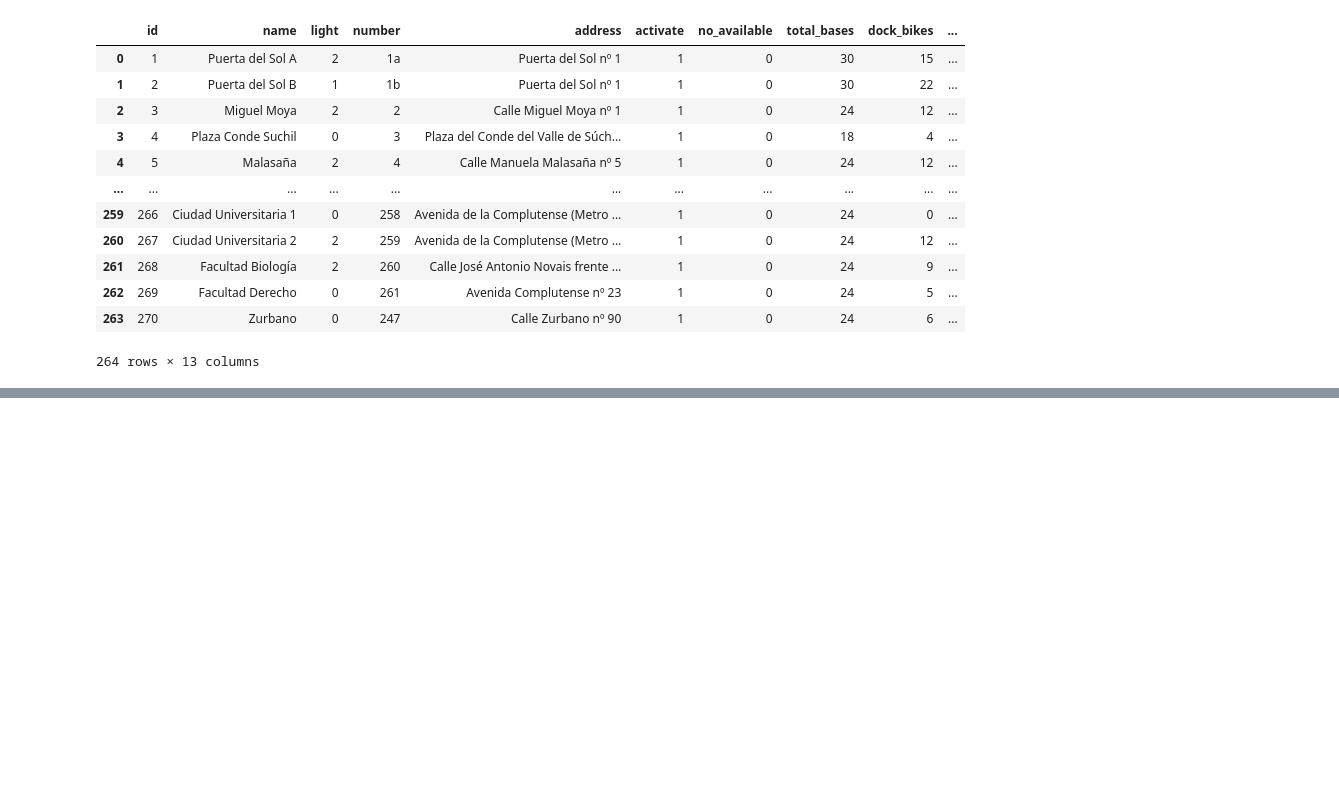
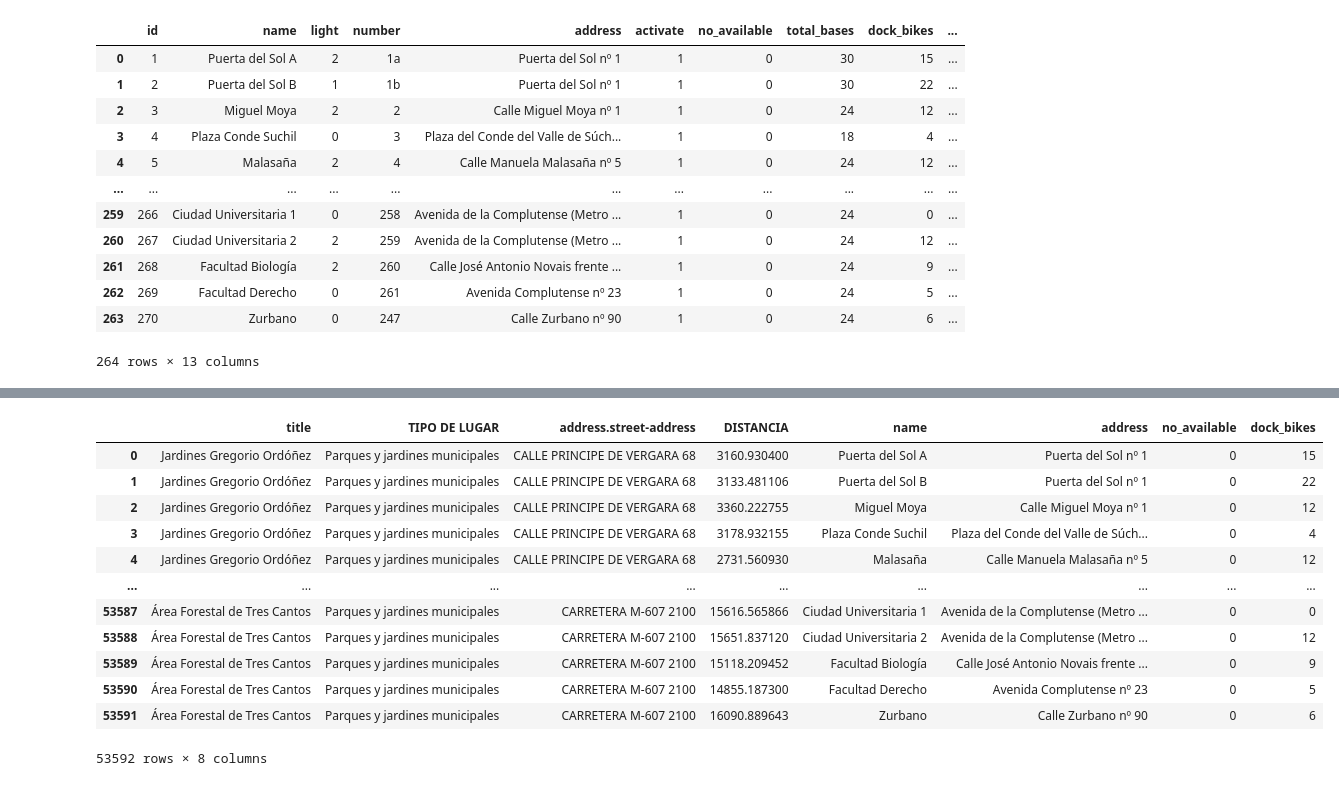
Before and after one commit to silviag-g/ih_datamadpt1121_project_m1, a Jupyter notebook: Acquisition.ipynb, the cells around one changed output, grey strips where cells are left out. Cells and saved outputs as stored; diff of their text form; code cells hidden in the pictures; blank space fills up the shorter version.

```diff
--- a/Acquisition.ipynb
+++ b/Acquisition.ipynb
@@ -68,0 +310,17 @@ parques_jardines
+# %%
+df_output_table = pd.DataFrame(df_distancias[['title', 'TIPO DE LUGAR', 'address.street-address', 'DISTANCIA', 'name', 'address', 'no_available', 'dock_bikes']])
+df_output_table
+# %% [output]
+|  | title | TIPO DE LUGAR | address.street-address | DISTANCIA | name | address | no_available | dock_bikes |
+| 0 | Jardines Gregorio Ordóñez | Parques y jardines municipales | CALLE PRINCIPE DE VERGARA 68 | 3160.930400 | Puerta del Sol A | Puerta del Sol nº 1 | 0 | 15 |
+| 1 | Jardines Gregorio Ordóñez | Parques y jardines municipales | CALLE PRINCIPE DE VERGARA 68 | 3133.481106 | Puerta del Sol B | Puerta del Sol nº 1 | 0 | 22 |
+| 2 | Jardines Gregorio Ordóñez | Parques y jardines municipales | CALLE PRINCIPE DE VERGARA 68 | 3360.222755 | Miguel Moya | Calle Miguel Moya nº 1 | 0 | 12 |
+| 3 | Jardines Gregorio Ordóñez | Parques y jardines municipales | CALLE PRINCIPE DE VERGARA 68 | 3178.932155 | Plaza Conde Suchil | Plaza del Conde del Valle de Súch... | 0 | 4 |
+| 4 | Jardines Gregorio Ordóñez | Parques y jardines municipales | CALLE PRINCIPE DE VERGARA 68 | 2731.560930 | Malasaña | Calle Manuela Malasaña nº 5 | 0 | 12 |
+| ... | ... | ... | ... | ... | ... | ... | ... | ... |
+| 53587 | Área Forestal de Tres Cantos | Parques y jardines municipales | CARRETERA M-607 2100 | 15616.565866 | Ciudad Universitaria 1 | Avenida de la Complutense (Metro ... | 0 | 0 |
+| 53588 | Área Forestal de Tres Cantos | Parques y jardines municipales | CARRETERA M-607 2100 | 15651.837120 | Ciudad Universitaria 2 | Avenida de la Complutense (Metro ... | 0 | 12 |
+| 53589 | Área Forestal de Tres Cantos | Parques y jardines municipales | CARRETERA M-607 2100 | 15118.209452 | Facultad Biología | Calle José Antonio Novais frente ... | 0 | 9 |
+| 53590 | Área Forestal de Tres Cantos | Parques y jardines municipales | CARRETERA M-607 2100 | 14855.187300 | Facultad Derecho | Avenida Complutense nº 23 | 0 | 5 |
+| 53591 | Área Forestal de Tres Cantos | Parques y jardines municipales | CARRETERA M-607 2100 | 16090.889643 | Zurbano | Calle Zurbano nº 90 | 0 | 6 |
+53592 rows × 8 columns
```
Also changed, not shown: parts of 29 cells of this notebook, 5 other files.
